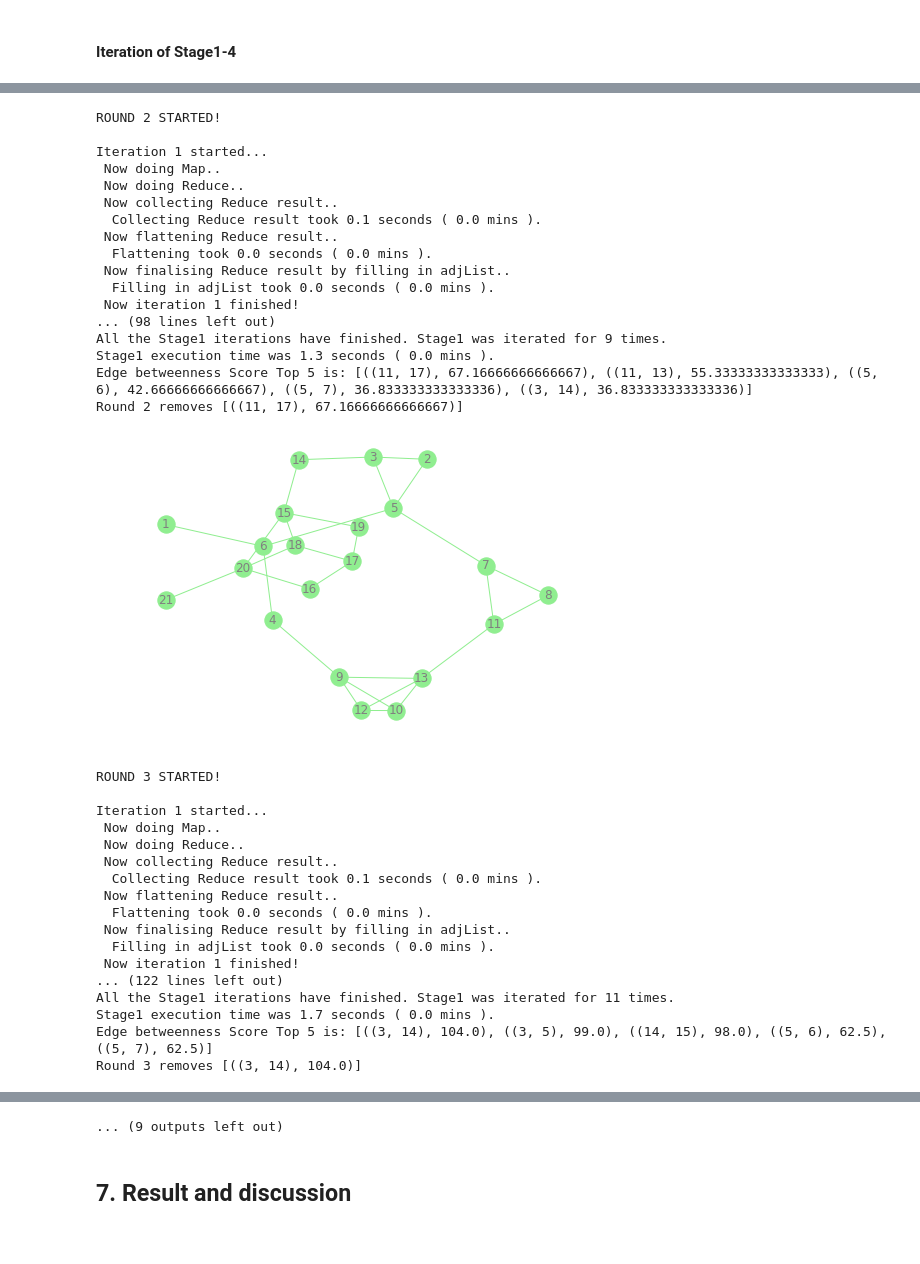
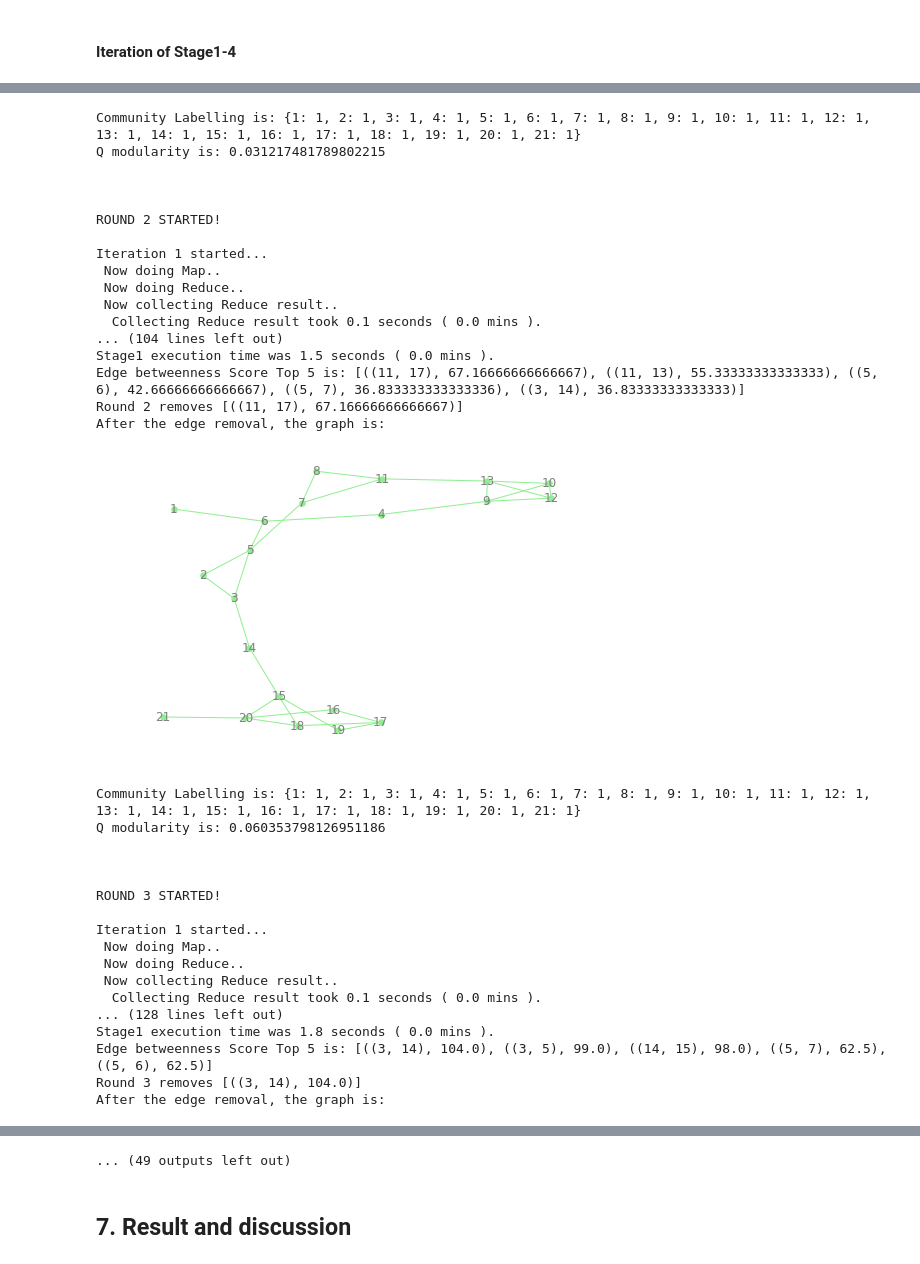
Before and after one commit to Yosuke-Ijiri/ELTDM-Project, a Jupyter notebook: ELTDM_Notebook.ipynb, the cells around one changed output, grey strips where cells are left out. Drawn from its saved outputs; the diff is of its cells as text; code cells hidden in the pictures.

Commit message:
Q Modularity Added

```diff
--- a/ELTDM_Notebook.ipynb
+++ b/ELTDM_Notebook.ipynb
@@ -148,5 +132,0 @@ print(Q(G, labelsn))
-# %%
-A = nx.adjacency_matrix(G, labels)
-for i, j in enumerate(G.degree()):
-    print(i, j)
-print(A)
@@ -153,9 +202,10 @@ print(A)
 # %% [markdown]
 ### (Back to fixed code)
 # %%
-nodeId = np.unique(data)
-nrow = len(data)
+nodeId = np.unique(d)
+nrow = len(d)
+nb_edges_initial = nrow
 print("The data contains")
-print(len(nodeId), "nodes, and", nrow, "edges (including duplicates)")
+print(len(nodeId), "distinct nodes, and", nrow, "distinct edges")
 # %% [output]
 The data contains
@@ -166,11 +216,11 @@ adj_list = []
 for n in nodeId:
     adj = []
     for i in range(nrow):
-        if data[i, 0] == n:
-            adj.append(data[i, 1])
-        if data[i, 1] == n:
-            adj.append(data[i, 0])
+        if d[i][0] == n:
+            adj.append(d[i][1])
+        if d[i][1] == n:
+            adj.append(d[i][0])
     adj = list(set(adj))
     adj.insert(0, n)
     adj_list.append(adj)
-#print(adj_list)
+print(adj_list)
@@ -199,12 +251,12 @@ for n in nodeId:
 # %% [markdown]
 ### Parallelisation part
 # %%
-#sc.stop()
+sc.stop()
 from copy import deepcopy  # For making a deep copy of tuple
 from itertools import groupby
 from pyspark import SparkContext, SparkConf
 conf = (SparkConf()
-        .setMaster("local[*]")
+        .setMaster("local[2]")
         .setAppName("Test Name")
         .set('spark.executor.memory', '14g')
         .set('spark.driver.memory', '14g'))
@@ -457,10 +511,12 @@ def draw_graph(graph):
 #### Iteration of Stage1-4
 # %%
 #Iteration of Stage1-4
-
+import matplotlib.pyplot as plt
 import time
 
-rounds=10
+rounds=30
+Qlist = []
+x_axis = [x+1 for x in range(rounds)]
 r=1
 removed_edges=[]
 print("Data contains", len(nodeId), "nodes, and", nrow, "edges (including duplicates) \n")
@@ -575,6 +631,7 @@ for round_counter in range(rounds):
     #for i in range(len(output)):  # DELETE AFTER DEBUGGING
     #    print(output[i])  # DELETE AFTER DEBUGGING
     elist = from_tuples_to_edgelist(output)
+    print("After the edge removal, the graph is:")
     draw_graph(elist)
 # Update adj_list
     adj_list = []
@@ -586,6 +643,7 @@ for round_counter in range(rounds):
     adj_list = list(adj_list)
     adj_list = list(map(list, adj_list))
     #print("New adj_list is:", adj_list)  # DELETE AFTER DEBUGGING
+    Qlist.append(Q_modularity(elist, nodes))
     r += 1
     print("\n \n")
 t_terminal = time.time()
@@ -594,4 +652,10 @@ print('All the ', r-1, 'rounds finished')
 print('Total execution time was', round(total_time, 1), 'seconds (', round(total_time/60, 1), 'mins)')
 print('Removed edges were', removed_edges)
 print('Please check the saved figures under "./Data/Figures"')
+plt.plot(x_axis, Qlist)
+plt.title("Evolution of Q")
+plt.xlabel("Round")
+plt.ylabel("Q Modularity")
+plt.show()
+print('Maximum Q was achieved at round', np.argmax(Qlist)+1)
 # %% [output]
@@ -616,21 +680,26 @@ Round 1 removes [((5, 15), 49.233333333333334)]
+Community Labelling is: {1: 1, 2: 1, 3: 1, 4: 1, 5: 1, 6: 1, 7: 1, 8: 1, 9: 1, 10: 1, 11: 1, 12: 1, 13: 1, 14: 1, 15: 1, 16: 1, 17: 1, 18: 1, 19: 1, 20: 1, 21: 1}
+Q modularity is: 0.031217481789802215
+
+
+
 ROUND 2 STARTED!
 
 Iteration 1 started...
  Now doing Map..
  Now doing Reduce..
  Now collecting Reduce result..
   Collecting Reduce result took 0.1 seconds ( 0.0 mins ).
- Now flattening Reduce result..
-  Flattening took 0.0 seconds ( 0.0 mins ).
- Now finalising Reduce result by filling in adjList..
-  Filling in adjList took 0.0 seconds ( 0.0 mins ).
- Now iteration 1 finished!
-... (98 lines left out)
-All the Stage1 iterations have finished. Stage1 was iterated for 9 times.
-Stage1 execution time was 1.3 seconds ( 0.0 mins ).
-Edge betweenness Score Top 5 is: [((11, 17), 67.16666666666667), ((11, 13), 55.33333333333333), ((5, 6), 42.66666666666667), ((5, 7), 36.833333333333336), ((3, 14), 36.833333333333336)]
+... (104 lines left out)
+Stage1 execution time was 1.5 seconds ( 0.0 mins ).
+Edge betweenness Score Top 5 is: [((11, 17), 67.16666666666667), ((11, 13), 55.33333333333333), ((5, 6), 42.66666666666667), ((5, 7), 36.833333333333336), ((3, 14), 36.83333333333333)]
 Round 2 removes [((11, 17), 67.16666666666667)]
+After the edge removal, the graph is:
-[figure, old version]
+[figure, new version]
+Community Labelling is: {1: 1, 2: 1, 3: 1, 4: 1, 5: 1, 6: 1, 7: 1, 8: 1, 9: 1, 10: 1, 11: 1, 12: 1, 13: 1, 14: 1, 15: 1, 16: 1, 17: 1, 18: 1, 19: 1, 20: 1, 21: 1}
+Q modularity is: 0.060353798126951186
+
+
+
 ROUND 3 STARTED!
 
 Iteration 1 started...
@@ -638,13 +707,8 @@ Iteration 1 started...
  Now doing Reduce..
  Now collecting Reduce result..
   Collecting Reduce result took 0.1 seconds ( 0.0 mins ).
- Now flattening Reduce result..
-  Flattening took 0.0 seconds ( 0.0 mins ).
- Now finalising Reduce result by filling in adjList..
-  Filling in adjList took 0.0 seconds ( 0.0 mins ).
- Now iteration 1 finished!
-... (122 lines left out)
-All the Stage1 iterations have finished. Stage1 was iterated for 11 times.
-Stage1 execution time was 1.7 seconds ( 0.0 mins ).
-Edge betweenness Score Top 5 is: [((3, 14), 104.0), ((3, 5), 99.0), ((14, 15), 98.0), ((5, 6), 62.5), ((5, 7), 62.5)]
+... (128 lines left out)
+Stage1 execution time was 1.8 seconds ( 0.0 mins ).
+Edge betweenness Score Top 5 is: [((3, 14), 104.0), ((3, 5), 99.0), ((14, 15), 98.0), ((5, 7), 62.5), ((5, 6), 62.5)]
 Round 3 removes [((3, 14), 104.0)]
+After the edge removal, the graph is:
@@ -706,4 +770,4 @@ Round 6 removes [((4, 9), 12.0)]
-... (9 outputs left out)
+... (49 outputs left out)
 # %% [markdown]
 ## 7. Result and discussion
 # %% [markdown]
```
Also changed, not shown: parts of 12 cells of this notebook, 31 other files.
